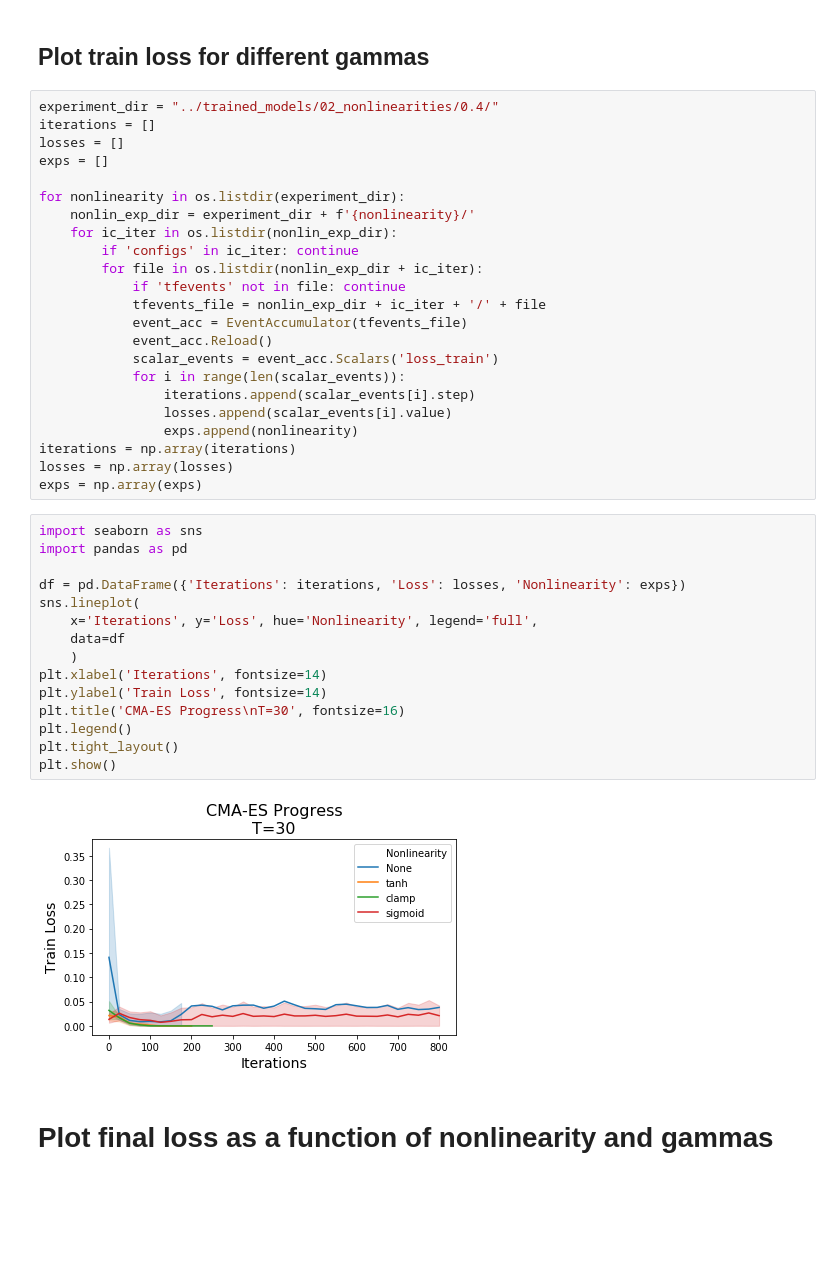
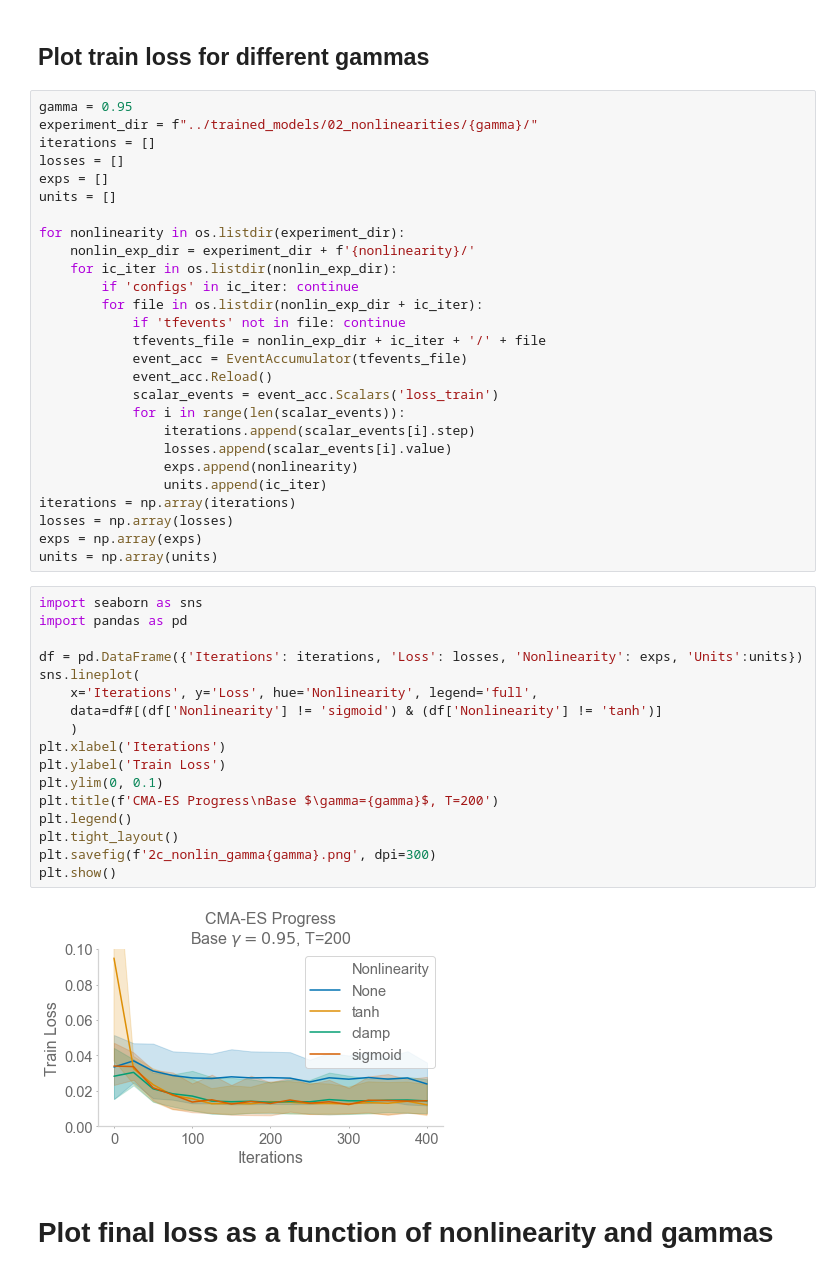
Before and after one commit to chingf/sr-project, a Jupyter notebook: notebooks/2c-nonlinearities.ipynb, the cells around one changed output. Cells and saved outputs as stored; diff of their text form; blank space fills up the shorter version.

```diff
--- a/notebooks/2c-nonlinearities.ipynb
+++ b/notebooks/2c-nonlinearities.ipynb
@@ -19,10 +20,12 @@ device = 'cpu'
 # %% [markdown]
 ## Plot train loss for different gammas
 # %%
-experiment_dir = "../trained_models/02_nonlinearities/0.4/"
+gamma = 0.95
+experiment_dir = f"../trained_models/02_nonlinearities/{gamma}/"
 iterations = []
 losses = []
 exps = []
+units = []
 
 for nonlinearity in os.listdir(experiment_dir):
     nonlin_exp_dir = experiment_dir + f'{nonlinearity}/'
@@ -38,26 +41,30 @@ for nonlinearity in os.listdir(experiment_dir):
                 iterations.append(scalar_events[i].step)
                 losses.append(scalar_events[i].value)
                 exps.append(nonlinearity)
+                units.append(ic_iter)
 iterations = np.array(iterations)
 losses = np.array(losses)
 exps = np.array(exps)
+units = np.array(units)
 # %%
 import seaborn as sns
 import pandas as pd
 
-df = pd.DataFrame({'Iterations': iterations, 'Loss': losses, 'Nonlinearity': exps})
+df = pd.DataFrame({'Iterations': iterations, 'Loss': losses, 'Nonlinearity': exps, 'Units':units})
 sns.lineplot(
     x='Iterations', y='Loss', hue='Nonlinearity', legend='full',
-    data=df
+    data=df#[(df['Nonlinearity'] != 'sigmoid') & (df['Nonlinearity'] != 'tanh')]
     )
-plt.xlabel('Iterations', fontsize=14)
-plt.ylabel('Train Loss', fontsize=14)
-plt.title('CMA-ES Progress\nT=30', fontsize=16)
+plt.xlabel('Iterations')
+plt.ylabel('Train Loss')
+plt.ylim(0, 0.1)
+plt.title(f'CMA-ES Progress\nBase $\gamma={gamma}$, T=200')
 plt.legend()
 plt.tight_layout()
+plt.savefig(f'2c_nonlin_gamma{gamma}.png', dpi=300)
 plt.show()
 # %% [output]
-[figure, old version]
+[figure, new version]
 # %% [markdown]
 # Plot final loss as a function of nonlinearity and gammas
 # %%
```
Also changed, not shown: parts of 4 cells of this notebook, 8 other files.
